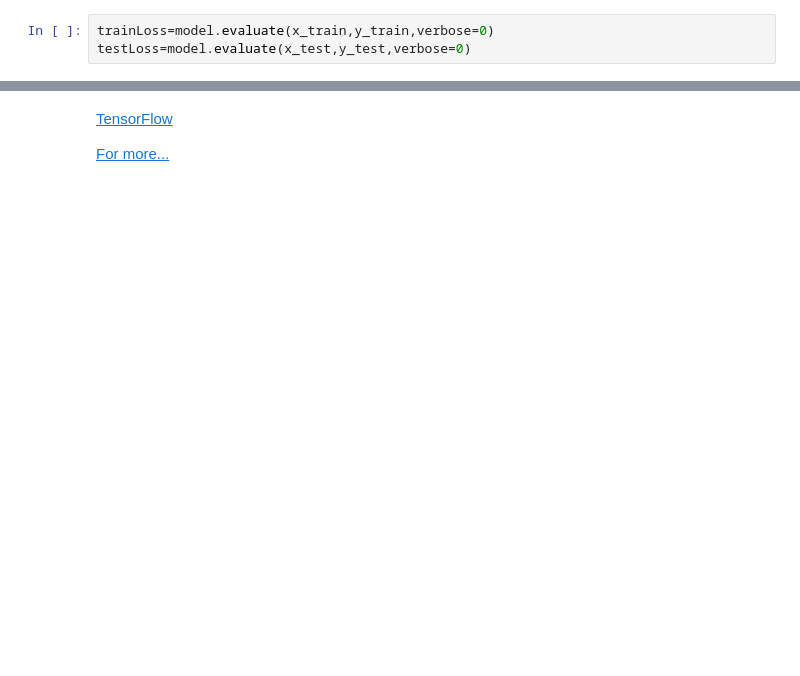
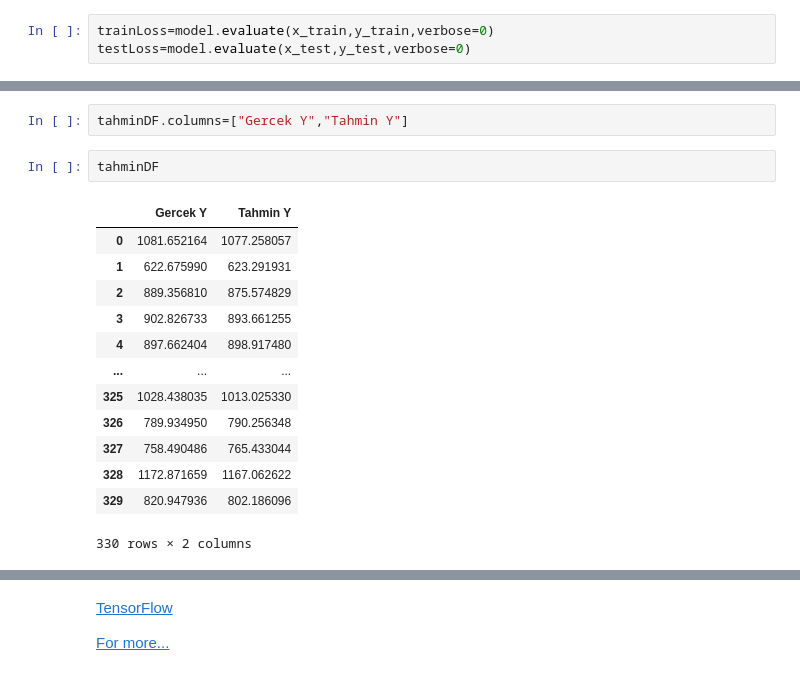
Before and after one commit to mkaraca25/DataScience, a Jupyter notebook: Tensorflow.ipynb, the cells around one changed output, grey strips where cells are left out. Drawn from its saved outputs; the diff is of its cells as text; blank space fills up the shorter version.

```diff
--- a/Tensorflow.ipynb
+++ b/Tensorflow.ipynb
@@ -129,0 +201,18 @@ testLoss
+# %%
+tahminDF.columns=["Gercek Y","Tahmin Y"]
+# %%
+tahminDF
+# %% [output]
+|  | Gercek Y | Tahmin Y |
+| 0 | 1081.652164 | 1077.258057 |
+| 1 | 622.675990 | 623.291931 |
+| 2 | 889.356810 | 875.574829 |
+| 3 | 902.826733 | 893.661255 |
+| 4 | 897.662404 | 898.917480 |
+| ... | ... | ... |
+| 325 | 1028.438035 | 1013.025330 |
+| 326 | 789.934950 | 790.256348 |
+| 327 | 758.490486 | 765.433044 |
+| 328 | 1172.871659 | 1167.062622 |
+| 329 | 820.947936 | 802.186096 |
+330 rows × 2 columns
```
Also changed, not shown: parts of 13 cells of this notebook.
